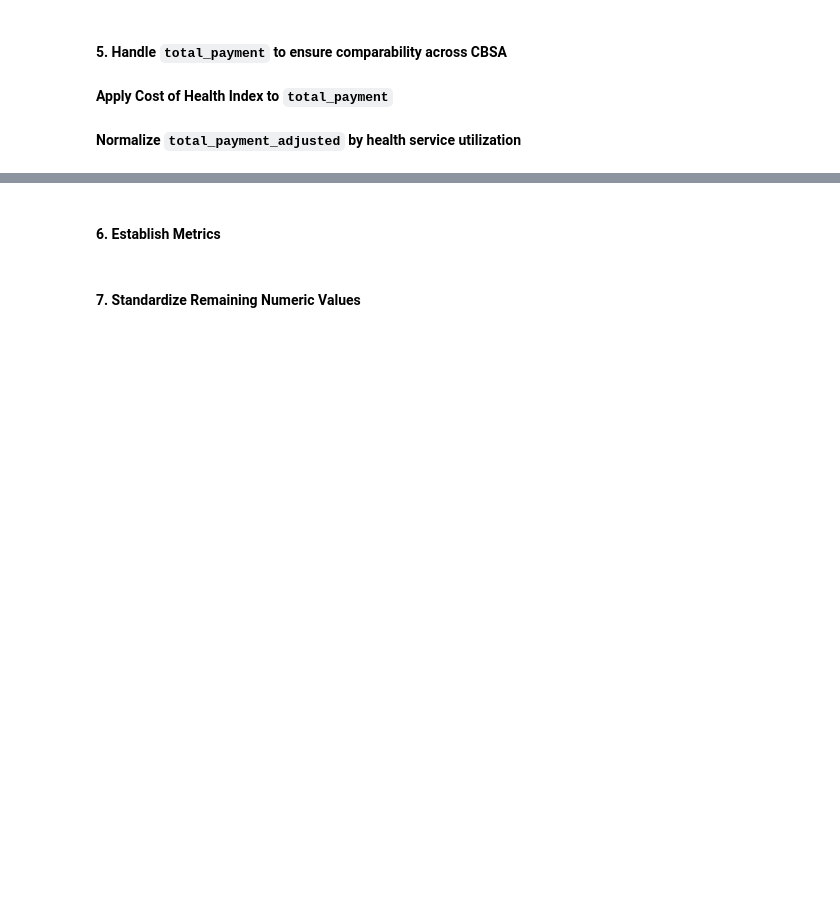
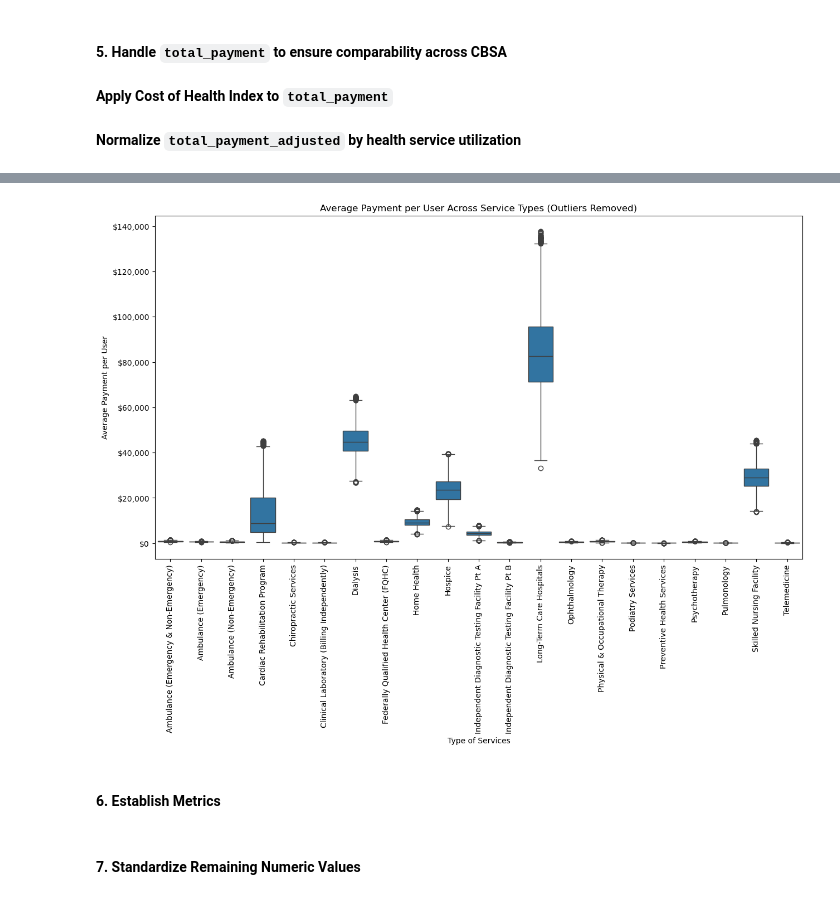
Before and after one commit to renaqd/team7-ADS502, a Jupyter notebook: team7-Final.ipynb, the cells around one changed output, grey strips where cells are left out. Saved outputs shown, nothing was run; the diff lists cells and outputs as text; code cells hidden in the pictures; blank space fills up the shorter version.

Commit message:
Subset of data for outliers removed

```diff
--- a/team7-Final.ipynb
+++ b/team7-Final.ipynb
@@ -403,0 +545,17 @@ cbsa.describe()
+# %%
+# define handled target column
+target_col = 'total_payment_adj_z'
+# %%
+def remove_outliers(df, col_name):
+    q1 = df[col_name].quantile(0.25)
+    q3 = df[col_name].quantile(0.75)
+    iqr = q3 - q1
+    lower_bound = q1 - 1.5 * iqr
+    upper_bound = q3 + 1.5 * iqr
+    return df[(df[col_name] >= lower_bound) & (df[col_name] <= upper_bound)]
+
+grouped = cbsa.groupby('type_of_service')
+cbsa_outliers_removed = grouped.apply(remove_outliers, target_col)
+cbsa_outliers_removed = cbsa_outliers_removed.reset_index(drop=True)
+
+# cbsa_outliers_removed
@@ -436,3 +602,21 @@ plt.show()
+# %%
+plt.figure(figsize=(15,8))
+sns.boxplot(x='type_of_service', y='total_payment_adj_z', data= cbsa_outliers_removed)
+plt.title('Average Payment per User Across Service Types (Outliers Removed)')
+plt.xlabel('Type of Services')
+plt.ylabel('Average Payment per User')
+plt.xticks(rotation=90)
+
+# format y-axis for readability
+def format_dollars(y, pos):
+    return '${:,.0f}'.format(y)
+
+plt.gca().yaxis.set_major_formatter(ticker.FuncFormatter(format_dollars))
+
+
+plt.show()
+# %% [output]
+[figure, added]
 # %% [markdown]
 #### 6. Establish Metrics
 # %% [markdown]
```
Also changed, not shown: parts of 15 cells of this notebook.
